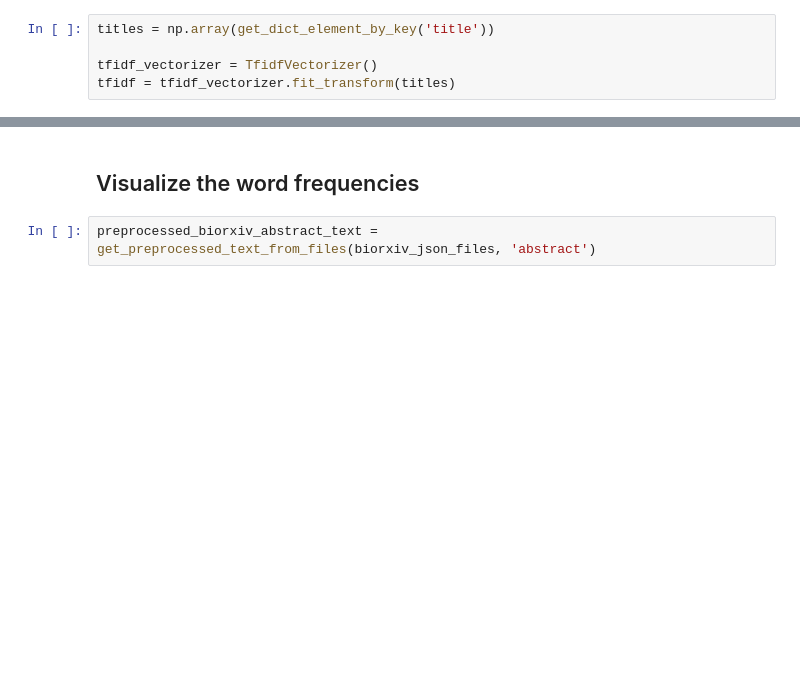
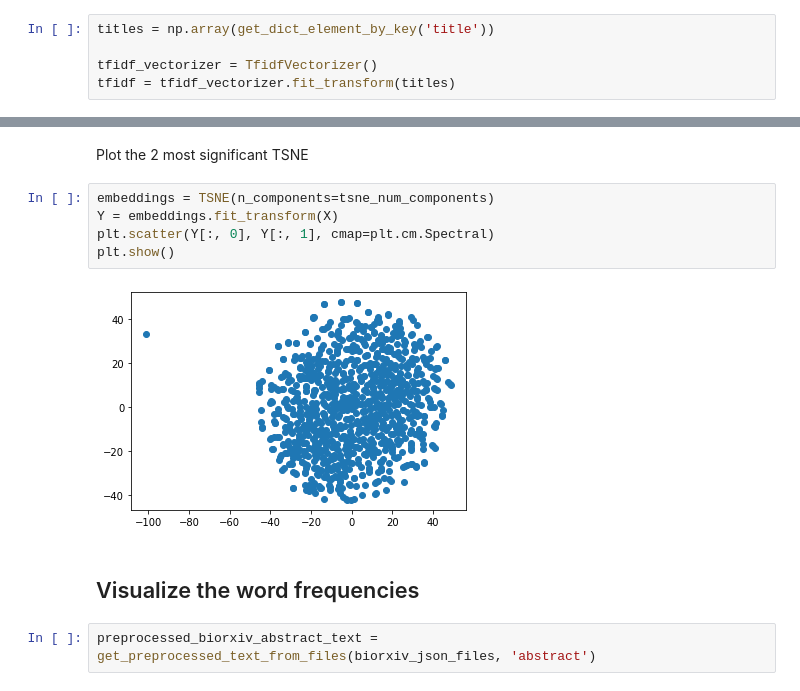
Before and after one commit to rbischof/ML4HC, a Jupyter notebook: project_2/COVID19.ipynb, the cells around one changed output, grey strips where cells are left out. Cells and saved outputs as stored; diff of their text form; blank space fills up the shorter version.

```diff
--- a/project_2/COVID19.ipynb
+++ b/project_2/COVID19.ipynb
@@ -417,3 +485,12 @@ tfidf = tfidf_vectorizer.fit_transform(titles)
+# %% [markdown]
+Plot the 2 most significant TSNE
+# %%
+embeddings = TSNE(n_components=tsne_num_components)
+Y = embeddings.fit_transform(X)
+plt.scatter(Y[:, 0], Y[:, 1], cmap=plt.cm.Spectral)
+plt.show()
+# %% [output]
+[figure, added]
 # %% [markdown]
 ## Visualize the word frequencies
 # %%
```
Also changed, not shown: parts of 36 cells of this notebook, 1 other file.
